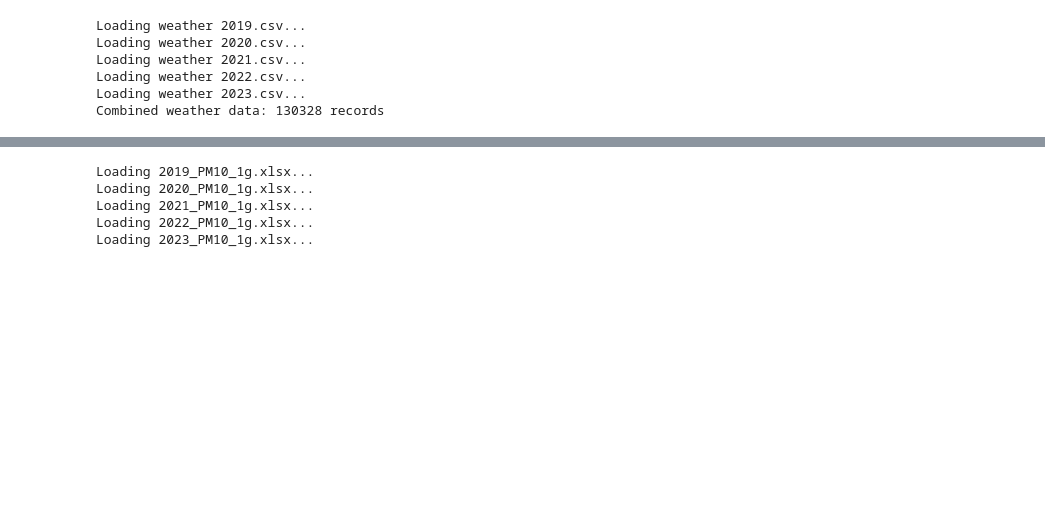
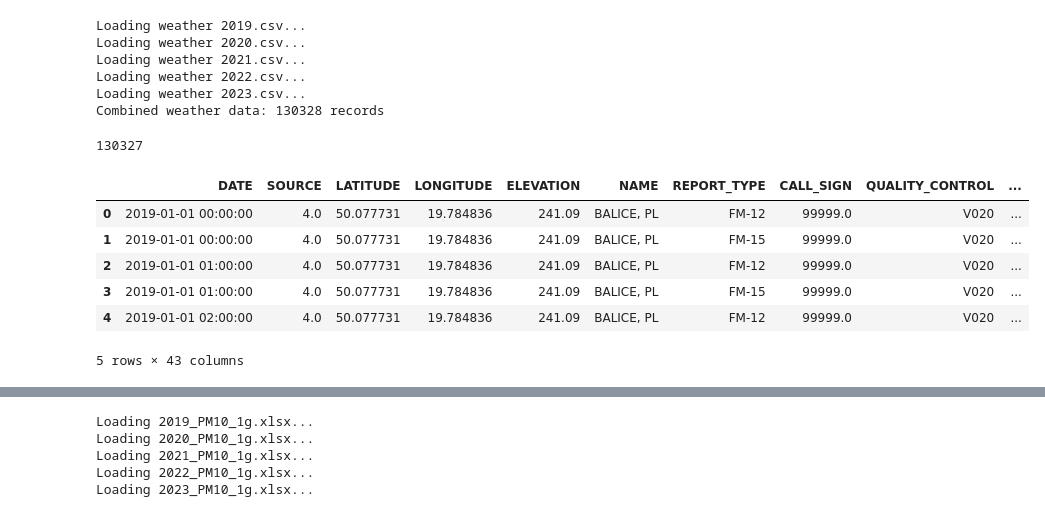
Before and after one commit to NguyenThanhNamIT/AIRPPMHackathon, a Jupyter notebook: src/preprocessing/preprocess.ipynb, the cells around one changed output, grey strips where cells are left out. Saved outputs shown, nothing was run; the diff lists cells and outputs as text; code cells hidden in the pictures; blank space fills up the shorter version.

```diff
--- a/src/preprocessing/preprocess.ipynb
+++ b/src/preprocessing/preprocess.ipynb
@@ -128,3 +133,28 @@ Loading weather 2021.csv...
 Loading weather 2022.csv...
 Loading weather 2023.csv...
 Combined weather data: 130328 records
+# %%
+weather_all_data['STATION'].duplicated().sum()
+# len(weather_all_data)
+# %% [output]
+130327
+# %%
+# Fill missing date
+# builds complete hourly time series data from start to end weather data
+# ensure to get consistentcy hourly weather entries
+weather_df = pd.DataFrame()
+weather_df['DATE'] = pd.date_range(
+    start=weather_all_data.iloc[0]['DATE'],
+    end=weather_all_data.iloc[-1]['DATE'],
+    freq='H'
+)
+weather_df = pd.merge(weather_df, weather_all_data.iloc[:, 1:], on=['DATE'], how='left')
+weather_df.head()
+# %% [output]
+|  | DATE | SOURCE | LATITUDE | LONGITUDE | ELEVATION | NAME | REPORT_TYPE | CALL_SIGN | QUALITY_CONTROL | ... |
+| 0 | 2019-01-01 00:00:00 | 4.0 | 50.077731 | 19.784836 | 241.09 | BALICE, PL | FM-12 | 99999.0 | V020 | ... |
+| 1 | 2019-01-01 00:00:00 | 4.0 | 50.077731 | 19.784836 | 241.09 | BALICE, PL | FM-15 | 99999.0 | V020 | ... |
+| 2 | 2019-01-01 01:00:00 | 4.0 | 50.077731 | 19.784836 | 241.09 | BALICE, PL | FM-12 | 99999.0 | V020 | ... |
+| 3 | 2019-01-01 01:00:00 | 4.0 | 50.077731 | 19.784836 | 241.09 | BALICE, PL | FM-15 | 99999.0 | V020 | ... |
+| 4 | 2019-01-01 02:00:00 | 4.0 | 50.077731 | 19.784836 | 241.09 | BALICE, PL | FM-12 | 99999.0 | V020 | ... |
+5 rows × 43 columns
```
Also changed, not shown: parts of 30 cells of this notebook, 6 other files.
